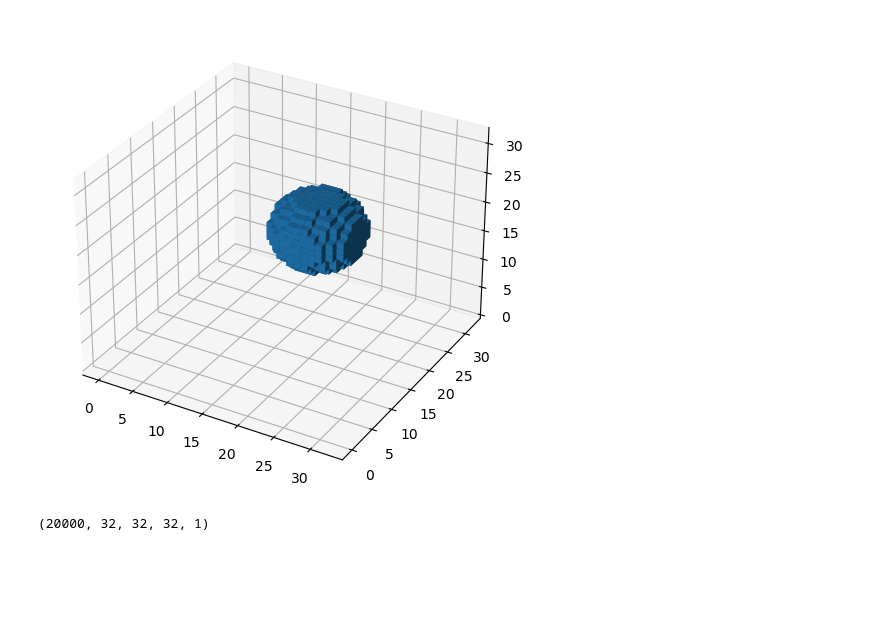
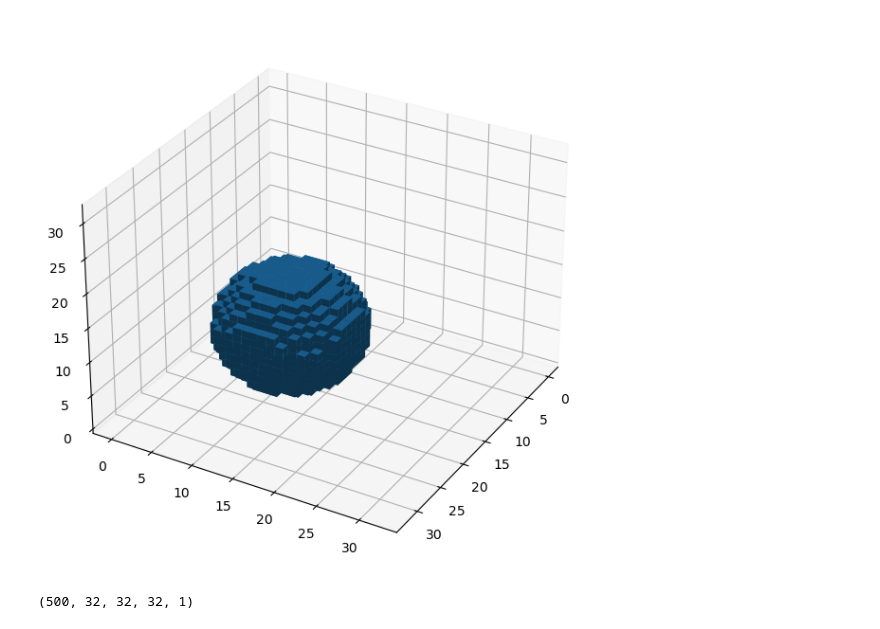
Before and after one commit to JacobTh98/3dIT, a Jupyter notebook: 3d_vae.ipynb, the cells around one changed output. Saved outputs shown, nothing was run; the diff lists cells and outputs as text; code cells hidden in the pictures; blank space fills up the shorter version.

```diff
--- a/3d_vae.ipynb
+++ b/3d_vae.ipynb
@@ -13,11 +28,20 @@ To enable the following instructions: AVX2 FMA, in other operations, rebuild Ten
 # %%
-d = 6
-plot_voxel(random_voxel_ball(d=d))
+ball = True
+if ball:
+    d = 8
+    plot_voxel(random_voxel_ball(d=d))
+else:
+    d_xyz = [5, 5, 5]
+    plot_voxel(random_voxel_brick(d_xyz=d_xyz))
 # %% [output]
-[figure, old version]
+[figure, new version]
 # %%
-gamma_train = gen_voxel_data(num=20_000, d=d)
-gamma_train = gamma_train / 15
+n_gammas = 500
+if ball:
+    gamma_train = gen_voxel_ball_data(num=n_gammas, d=d)
+else:
+    gamma_train = gen_voxel_brick_data(num=n_gammas, d_xyz=d_xyz)
+
 print(gamma_train.shape)
 # %% [output]
-(20000, 32, 32, 32, 1)
+(500, 32, 32, 32, 1)
```
Also changed, not shown: parts of 18 cells of this notebook, 5 other files.
